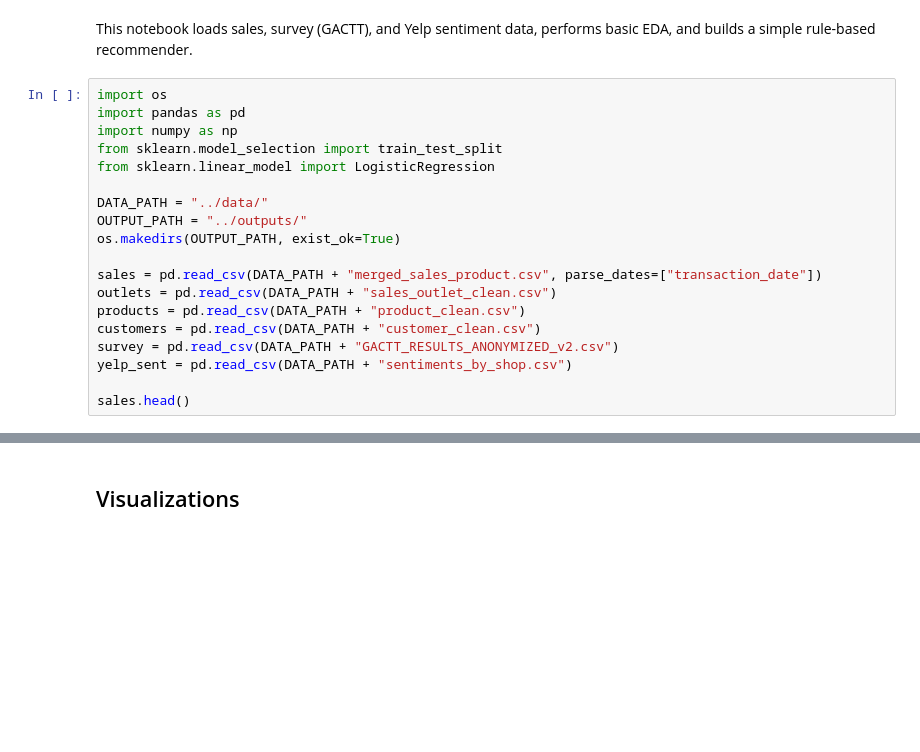
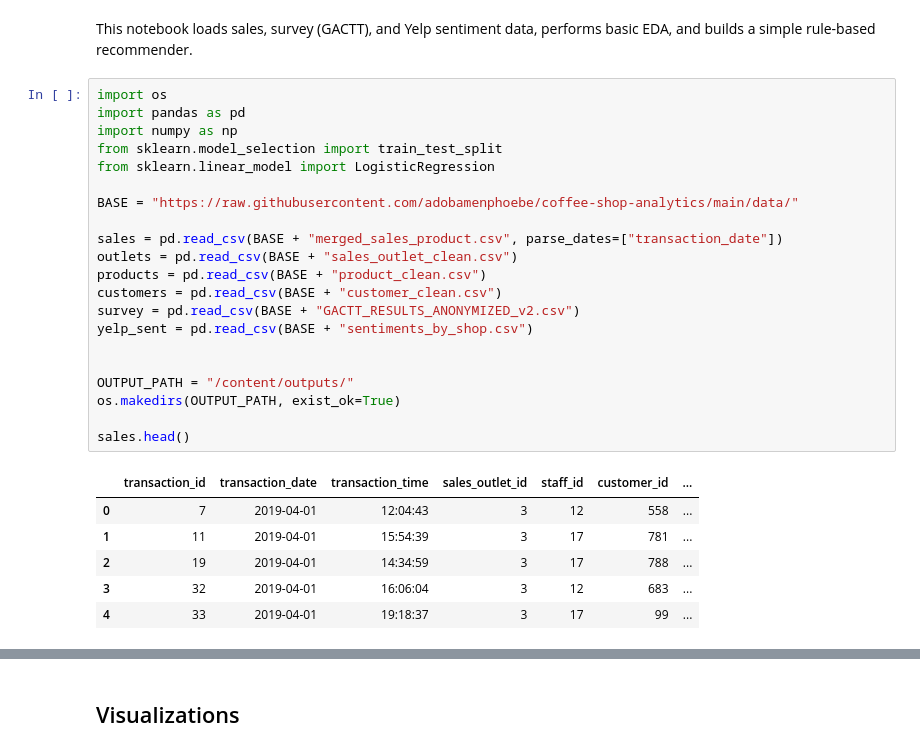
Before and after one commit to adobamenphoebe/coffee-shop-analytics, a Jupyter notebook: notebooks/coffee_shop_eda_and_model.ipynb, the cells around one changed output, grey strips where cells are left out. Drawn from its saved outputs; the diff is of its cells as text; blank space fills up the shorter version.

Commit message:
Update EDA + recommender notebook with full outputs

```diff
--- a/notebooks/coffee_shop_eda_and_model.ipynb
+++ b/notebooks/coffee_shop_eda_and_model.ipynb
@@ -2,25 +4,34 @@
 # Coffee Shop EDA and Seasonal Drink Recommender
 # %% [markdown]
 This notebook loads sales, survey (GACTT), and Yelp sentiment data, performs basic EDA, and builds a simple rule-based recommender.
-# %%
-import os
-import pandas as pd
-import numpy as np
-from sklearn.model_selection import train_test_split
-from sklearn.linear_model import LogisticRegression
-
-DATA_PATH = "../data/"
-OUTPUT_PATH = "../outputs/"
-os.makedirs(OUTPUT_PATH, exist_ok=True)
-
-sales = pd.read_csv(DATA_PATH + "merged_sales_product.csv", parse_dates=["transaction_date"])
-outlets = pd.read_csv(DATA_PATH + "sales_outlet_clean.csv")
-products = pd.read_csv(DATA_PATH + "product_clean.csv")
-customers = pd.read_csv(DATA_PATH + "customer_clean.csv")
-survey = pd.read_csv(DATA_PATH + "GACTT_RESULTS_ANONYMIZED_v2.csv")
-yelp_sent = pd.read_csv(DATA_PATH + "sentiments_by_shop.csv")
-
-sales.head()
+# %%
+import os
+import pandas as pd
+import numpy as np
+from sklearn.model_selection import train_test_split
+from sklearn.linear_model import LogisticRegression
+
+BASE = "https://raw.githubusercontent.com/adobamenphoebe/coffee-shop-analytics/main/data/"
+
+sales = pd.read_csv(BASE + "merged_sales_product.csv", parse_dates=["transaction_date"])
+outlets = pd.read_csv(BASE + "sales_outlet_clean.csv")
+products = pd.read_csv(BASE + "product_clean.csv")
+customers = pd.read_csv(BASE + "customer_clean.csv")
+survey = pd.read_csv(BASE + "GACTT_RESULTS_ANONYMIZED_v2.csv")
+yelp_sent = pd.read_csv(BASE + "sentiments_by_shop.csv")
+
+
+OUTPUT_PATH = "/content/outputs/"
+os.makedirs(OUTPUT_PATH, exist_ok=True)
+
+sales.head()
+# %% [output]
+|  | transaction_id | transaction_date | transaction_time | sales_outlet_id | staff_id | customer_id | ... |
+| 0 | 7 | 2019-04-01 | 12:04:43 | 3 | 12 | 558 | ... |
+| 1 | 11 | 2019-04-01 | 15:54:39 | 3 | 17 | 781 | ... |
+| 2 | 19 | 2019-04-01 | 14:34:59 | 3 | 17 | 788 | ... |
+| 3 | 32 | 2019-04-01 | 16:06:04 | 3 | 12 | 683 | ... |
+| 4 | 33 | 2019-04-01 | 19:18:37 | 3 | 17 | 99 | ... |
 # %%
 # feature engineering
 sales["date"] = sales["transaction_date"].dt.date
```
Also changed, not shown: parts of 8 cells of this notebook.
